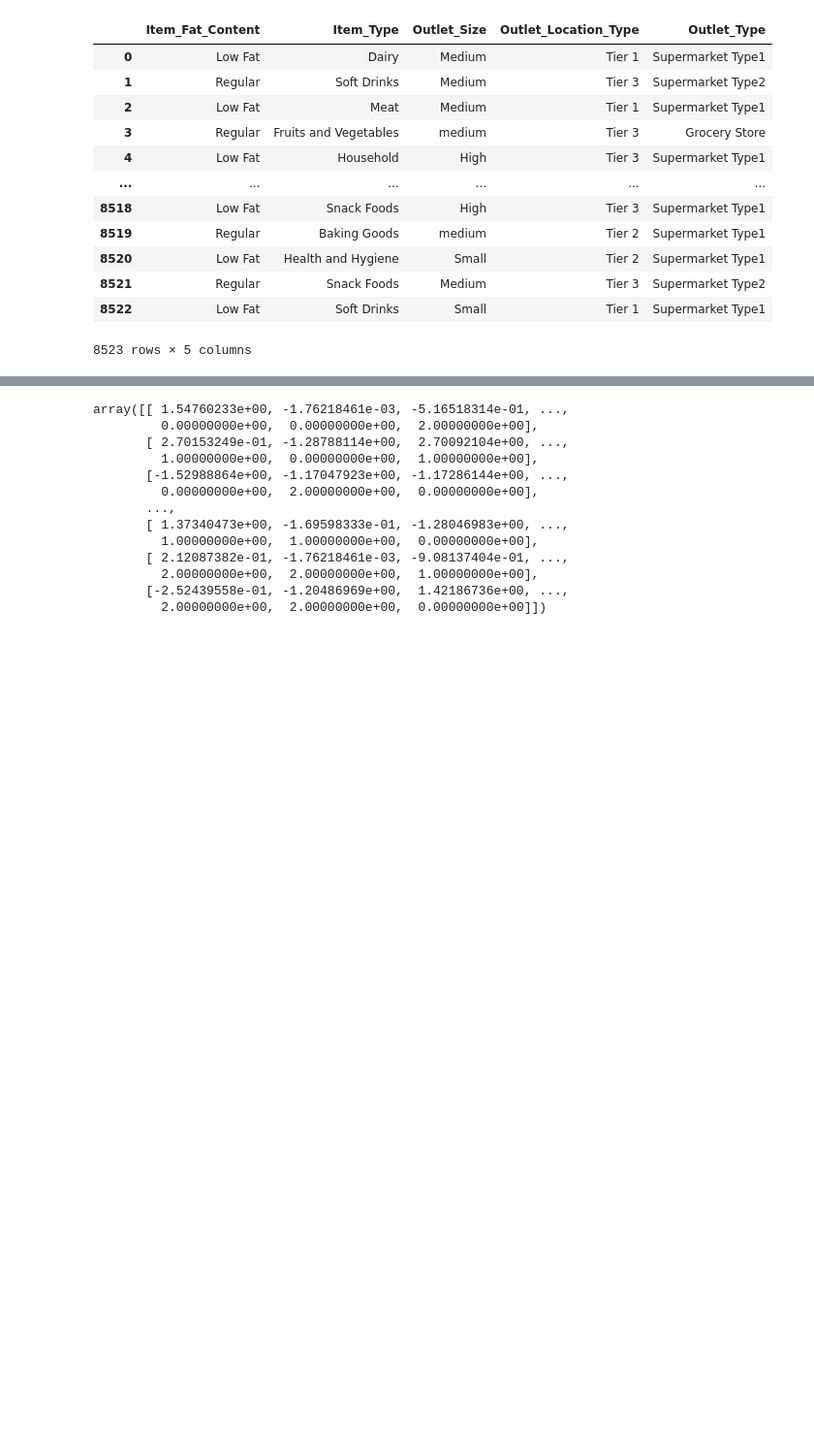
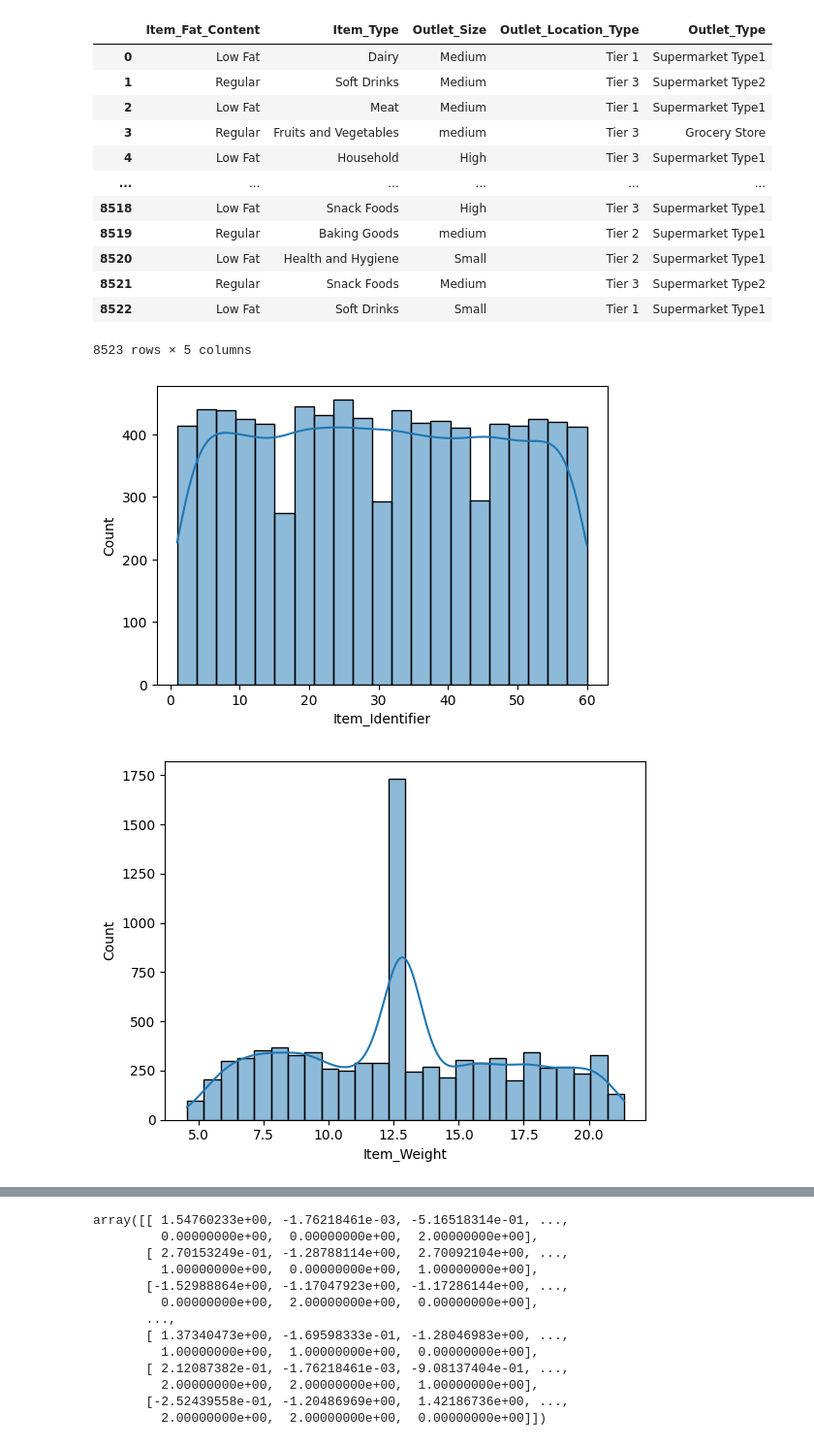
Before and after one commit to kishan444444/store-sales-price-prediction-solution-project, a Jupyter notebook: notebooks/EDA and model training.ipynb, the cells around one changed output, grey strips where cells are left out. Shown at 97% size. Drawn from its saved outputs; the diff is of its cells as text; code cells hidden in the pictures; blank space fills up the shorter version.

```diff
--- a/notebooks/EDA and model training.ipynb
+++ b/notebooks/EDA and model training.ipynb
@@ -9,4 +9,4 @@ from matplotlib.colors import ListedColormap
 import matplotlib.pyplot as plt
 import seaborn as sns
 # %%
-data=pd.read_csv("stores sales prediction.csv")
+data=pd.read_csv(r"C:\Users\kisha\Desktop\myproject\notebooks\data\stores sales prediction.csv")
@@ -341,3 +339,16 @@ X.select_dtypes(include='object')
 | 8521 | Regular | Snack Foods | Medium | Tier 3 | Supermarket Type2 |
 | 8522 | Low Fat | Soft Drinks | Small | Tier 1 | Supermarket Type1 |
 8523 rows × 5 columns
+# %%
+import seaborn as sns
+import matplotlib.pyplot as plt
+plt.figure(figsize=(6,4))
+
+
+for col in numerical_cols:
+    sns.histplot(data=data,x=col,kde=True)
+    print("\n")
+    plt.show()
+# %% [output]
+[figure, added]
+[figure, added]
```
Also changed, not shown: parts of 5 cells of this notebook, 25 other files.
